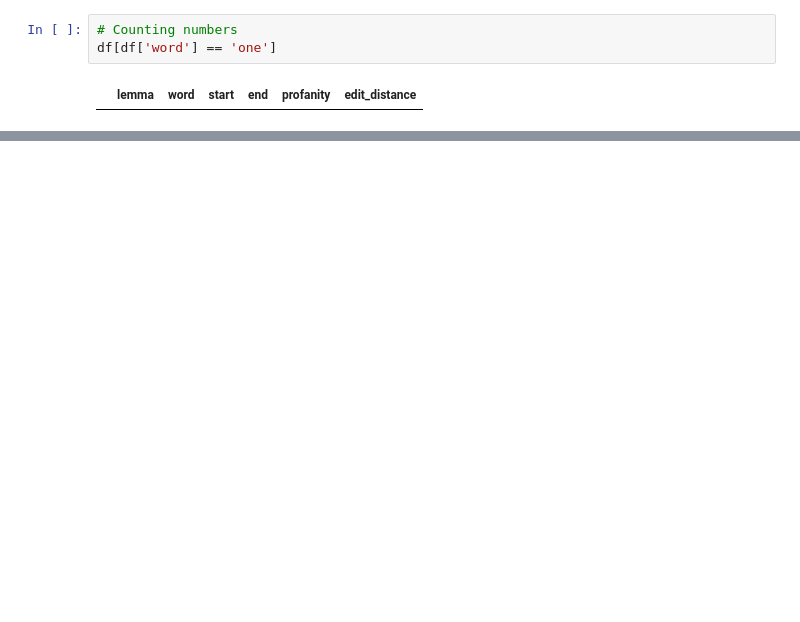
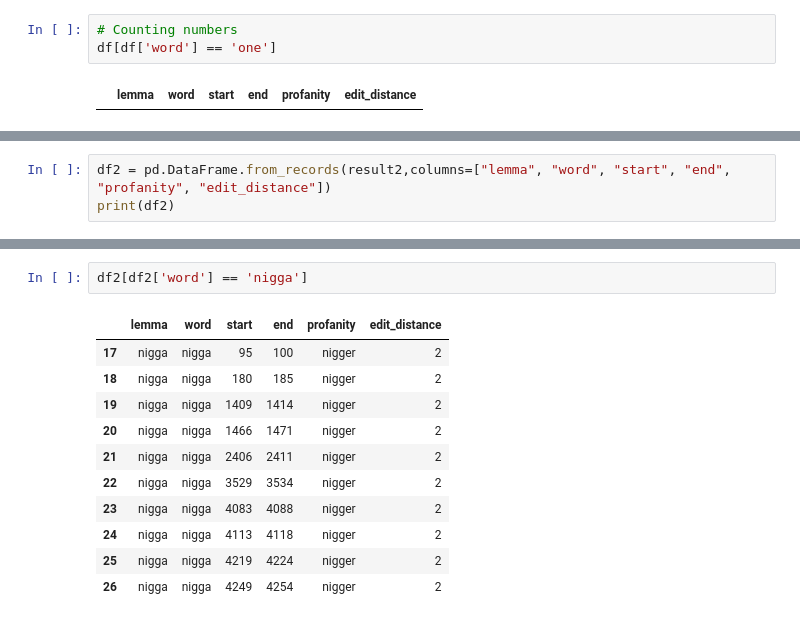
Before and after one commit to jcmsj/nlparallel, a Jupyter notebook: profanity-filter.ipynb, the cells around one changed output, grey strips where cells are left out. Drawn from its saved outputs; the diff is of its cells as text; blank space fills up the shorter version.

```diff
--- a/profanity-filter.ipynb
+++ b/profanity-filter.ipynb
@@ -136,0 +270,3 @@ df[df['word'] == 'fvcking']
+# %%
+df2 = pd.DataFrame.from_records(result2,columns=["lemma", "word", "start", "end", "profanity", "edit_distance"])
+print(df2)
@@ -136,0 +304,14 @@ df[df['word'] == 'fvcking']
+# %%
+df2[df2['word'] == 'nigga']
+# %% [output]
+|  | lemma | word | start | end | profanity | edit_distance |
+| 17 | nigga | nigga | 95 | 100 | nigger | 2 |
+| 18 | nigga | nigga | 180 | 185 | nigger | 2 |
+| 19 | nigga | nigga | 1409 | 1414 | nigger | 2 |
+| 20 | nigga | nigga | 1466 | 1471 | nigger | 2 |
+| 21 | nigga | nigga | 2406 | 2411 | nigger | 2 |
+| 22 | nigga | nigga | 3529 | 3534 | nigger | 2 |
+| 23 | nigga | nigga | 4083 | 4088 | nigger | 2 |
+| 24 | nigga | nigga | 4113 | 4118 | nigger | 2 |
+| 25 | nigga | nigga | 4219 | 4224 | nigger | 2 |
+| 26 | nigga | nigga | 4249 | 4254 | nigger | 2 |
```
Also changed, not shown: parts of 8 cells of this notebook, 3 other files.
